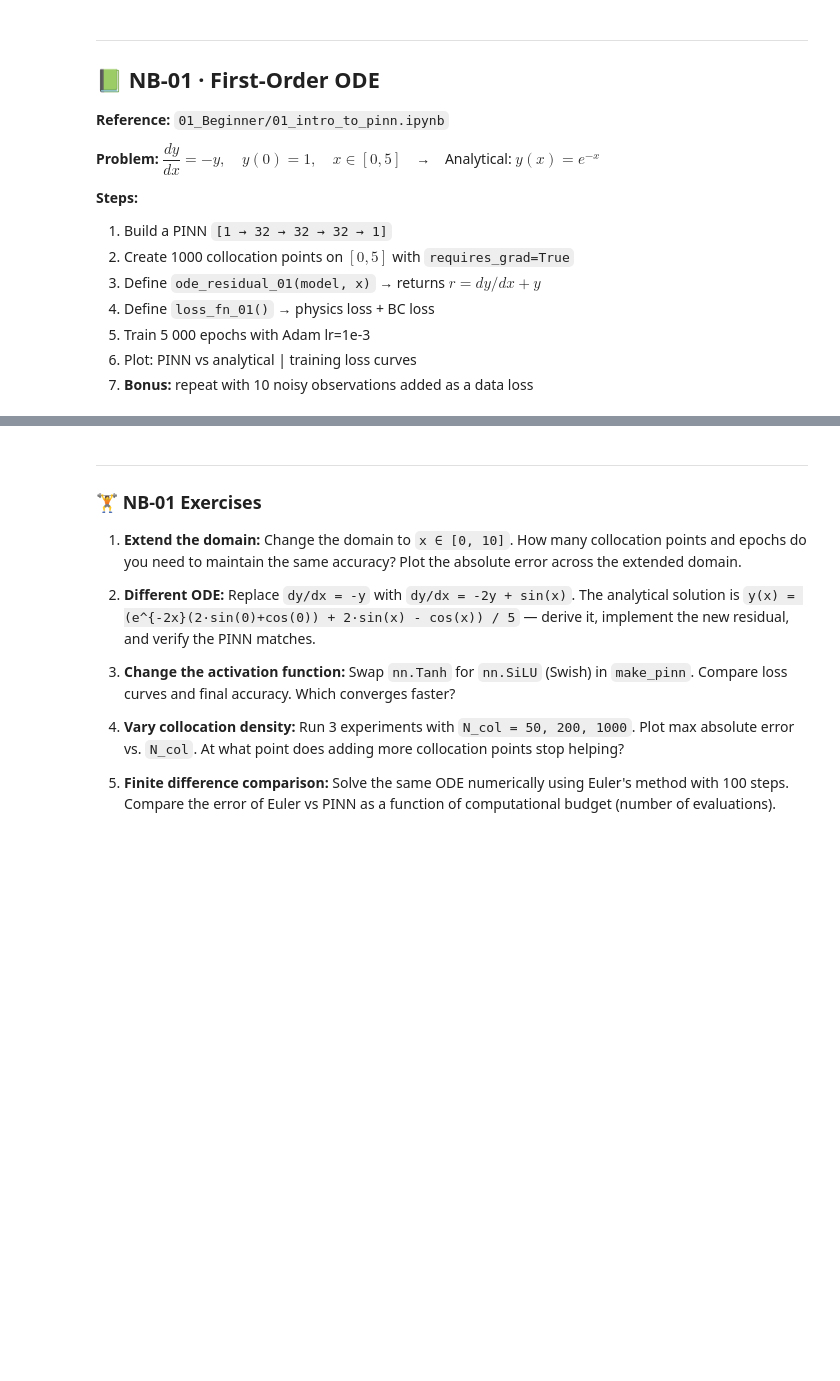
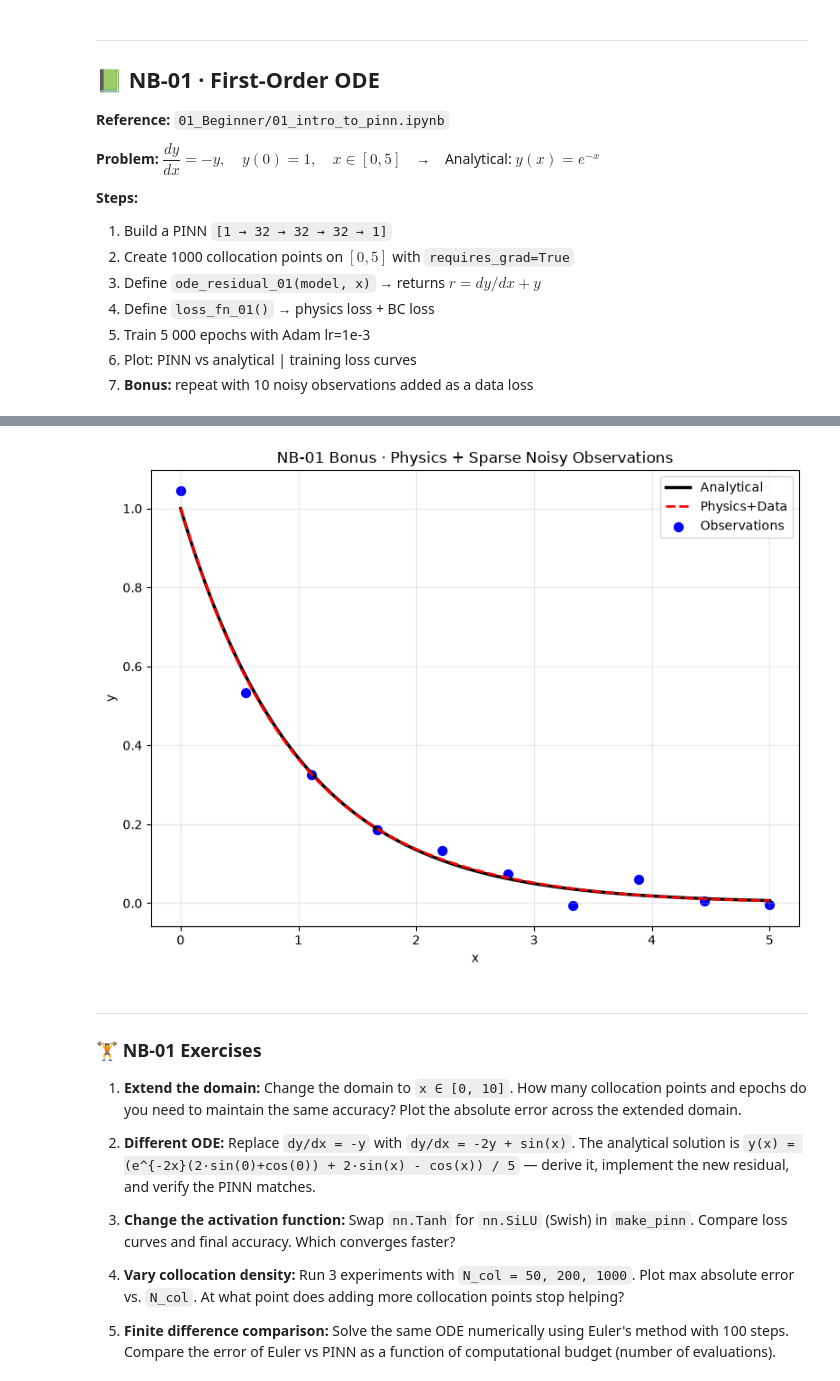
Before and after one commit to alishahmohammadi26/physics-ai-pinns, a Jupyter notebook: 01_Intro_to_PINNs/notebooks/05_Try_PINN/00_practice_all_12_notebooks.ipynb, the cells around one changed output, grey strips where cells are left out. Drawn from its saved outputs; the diff is of its cells as text; code cells hidden in the pictures; blank space fills up the shorter version.

```diff
--- a/01_Intro_to_PINNs/notebooks/05_Try_PINN/00_practice_all_12_notebooks.ipynb
+++ b/01_Intro_to_PINNs/notebooks/05_Try_PINN/00_practice_all_12_notebooks.ipynb
@@ -94,7 +114,10 @@ def make_pinn(layer_sizes):
 # Return only [0] (the gradient tensor, not the tuple).
 
 def grad(y, x):
-    # YOUR CODE HERE
+    return torch.autograd.grad(y,
+                               x,
+                               grad_outputs=torch.ones_like(y),
+                               create_graph=True)[0]
 # %%
 # ── Shared helper: train(model, optimizer, loss_fn, n_epochs) ─────────────────
 # Generic training loop.
@@ -154,14 +193,15 @@ model_01 = # YOUR CODE HERE
 
 # Create 1000 evenly-spaced points on [0, 5], shape (-1,1), on device
 # Set requires_grad_(True) so we can differentiate w.r.t. x
-x_col_01 = # YOUR CODE HERE
-# YOUR CODE HERE  (requires_grad)
+N_collocation = 1000
+x_col_01 = torch.linspace(0, 5, N_collocation, device=device).view(-1,1)
+x_col_01.requires_grad_(True)
 
 # Boundary point: x_bc = tensor([[0.0]]) on device
-x_bc_01 = # YOUR CODE HERE
+x_bc_01 = torch.tensor([[0.0]], device=device) # x= 0
 
 # Boundary value: y_bc = tensor([[1.0]]) on device
-y_bc_01 = # YOUR CODE HERE
+y_bc_01 = torch.tensor([[1.0]], device=device) # y(0) = 1
 # %%
 # ── NB-01 Step 3: ODE residual ────────────────────────────────────────────────
 
@@ -234,26 +302,68 @@ plt.show()
 torch.manual_seed(0)
 
 # Build a second model model_01b ([1,32,32,32,1]) and optimizer opt_01b
-# YOUR CODE HERE
+model_01b = make_pinn([1, 32, 32, 32, 1])
+opt_01b = torch.optim.Adam(model_01b.parameters(), lr=1e-3)
 
 
 # 10 noisy observations: x_obs_np = linspace(0,5,10)
 #                        y_obs_np = exp(-x_obs_np) + 0.02*randn(10)
 # Convert both to float32 tensors shape (-1,1) on device
 # YOUR CODE HERE
+x_obs_np = np.linspace(0, 5, 10)
+y_obs_np = np.exp(-x_obs_np) + 0.02 * np.random.randn(10)
+x_obs_01b = torch.tensor(x_obs_np, dtype=torch.float32, device=device).view(-1, 1)
+y_obs_01b = torch.tensor(y_obs_np, dtype=torch.float32, device=device).view(-1, 1)
 
 
 
 # loss_fn_01b(): physics loss + BC loss + data loss (MSE on observations)
 def loss_fn_01b():
-    # YOUR CODE HERE
+    # Compute ODE residual at collocation points
+    residual = ode_residual_01(model_01b, x_col_01)
+
+    # Physics loss: mean of squared residuals
+    loss_physics = torch.mean(residual**2)
+
+    # BC loss: mean squared error between model(x_bc_01) and y_bc_01
+    loss_bc = torch.mean((model_01b(x_bc_01)-y_bc_01)**2)
+
+    # Data loss: mean squared error on observations
+    loss_data = torch.mean((model_01b(x_obs_01b)-y_obs_01b)**2)
+
+    # Return total, physics, bc, data (so train() can print components)
+    return loss_physics + loss_bc + loss_data, loss_physics, loss_bc, loss_data
 
 
 
 
 # Train 5000 epochs
-# YOUR CODE HERE
+hist_01b = train(model_01b, opt_01b, loss_fn_01b, n_epochs=5000)
 
 
 # Plot: analytical / physics-only / physics+data on one axes; scatter observations
-# YOUR CODE HERE
+# Set model to eval mode
+model_01b.eval()
+
+# Create 500 test points on [0,5] and predict (use torch.no_grad())
+x_test_01b = torch.linspace(0, 5, 500, device=device).view(-1,1)
+with torch.no_grad():
+    y_pred_01b = model_01b(x_test_01b)
+
+# Convert to numpy; compute analytical solution y = exp(-x)
+x_np_01b   = x_test_01b.cpu().numpy()
+y_true_01b = np.exp(-x_np_01b)
+
+# Plot
+plt.figure(figsize=(8,6))
+plt.plot(x_np_01b, y_true_01b, 'k-', lw=2.5, label='Analytical')
+plt.plot(x_np_01b, y_pred_01b.cpu().numpy(), 'r--', lw=2, label='Physics+Data')
+plt.scatter(x_obs_np, y_obs_np, c='b', s=50, label='Observations')
+plt.xlabel('x')
+plt.ylabel('y')
+plt.title('NB-01 Bonus · Physics + Sparse Noisy Observations')
+plt.legend()
+plt.grid(alpha=0.3)
+plt.tight_layout()
+plt.show()
+# %% [output]
@@ -260,3 +380,4 @@ def loss_fn_01b():
+[figure, added]
 # %% [markdown]
 ---
 ### 🏋️ NB-01 Exercises
```
Also changed, not shown: parts of 13 cells of this notebook, 31 other files.
